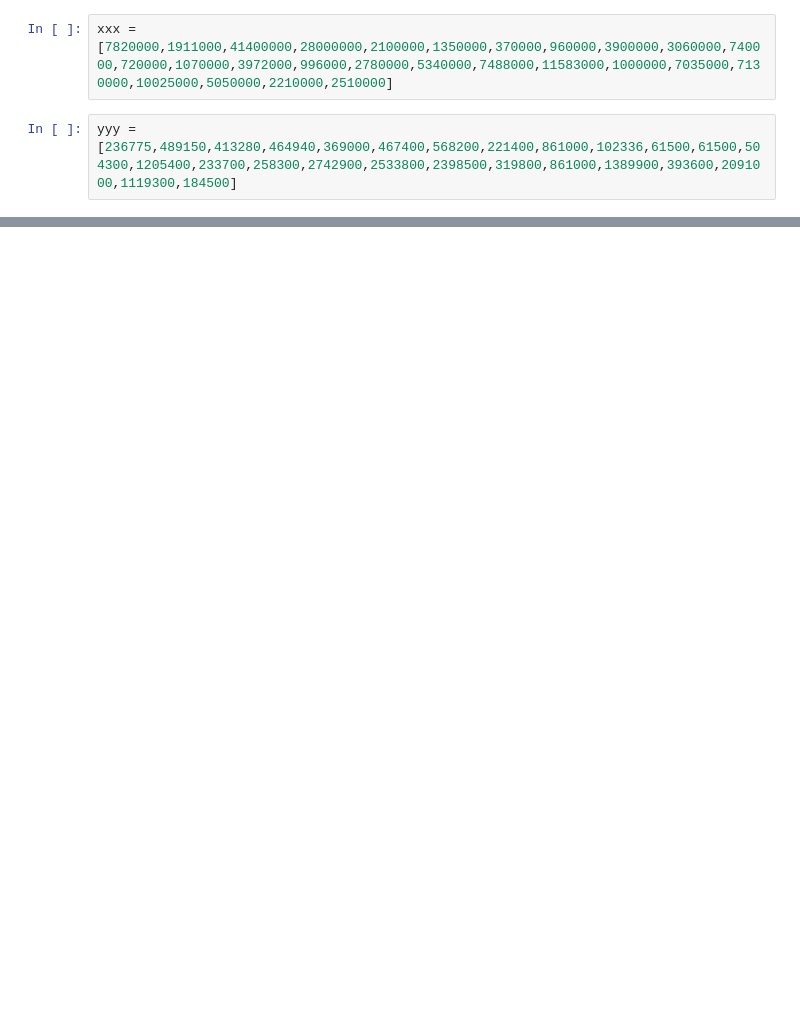
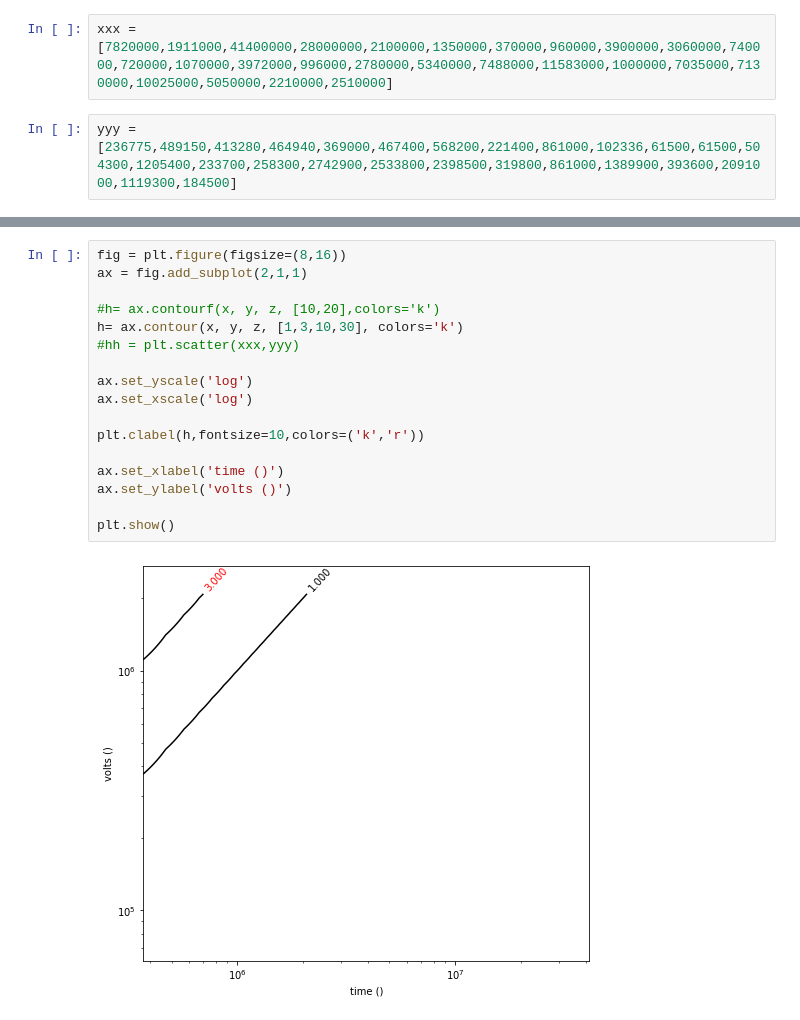
Before and after one commit to milegemiao/EAWOMEN2-2019, a Jupyter notebook: figs/index_map.ipynb, the cells around one changed output, grey strips where cells are left out. Drawn from its saved outputs; the diff is of its cells as text; blank space fills up the shorter version.

```diff
--- a/figs/index_map.ipynb
+++ b/figs/index_map.ipynb
@@ -59,0 +60,19 @@ plt.show()
+# %%
+fig = plt.figure(figsize=(8,16))
+ax = fig.add_subplot(2,1,1)
+
+#h= ax.contourf(x, y, z, [10,20],colors='k')
+h= ax.contour(x, y, z, [1,3,10,30], colors='k')
+#hh = plt.scatter(xxx,yyy)
+
+ax.set_yscale('log')
+ax.set_xscale('log')
+
+plt.clabel(h,fontsize=10,colors=('k','r'))
+
+ax.set_xlabel('time ()')
+ax.set_ylabel('volts ()')
+
+plt.show()
+# %% [output]
+[figure, added]
```
Also changed, not shown: parts of 5 cells of this notebook, 3 other files.
